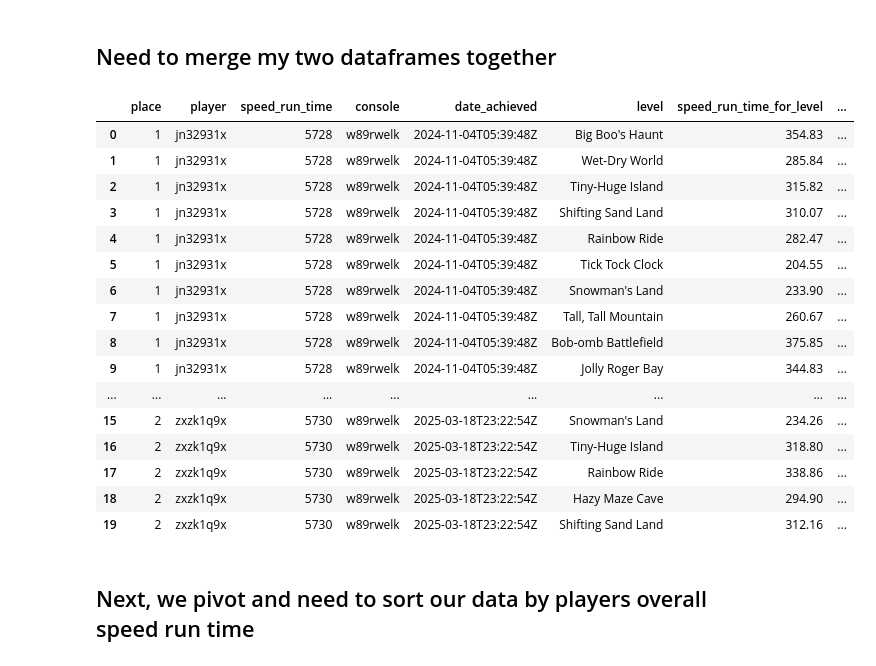
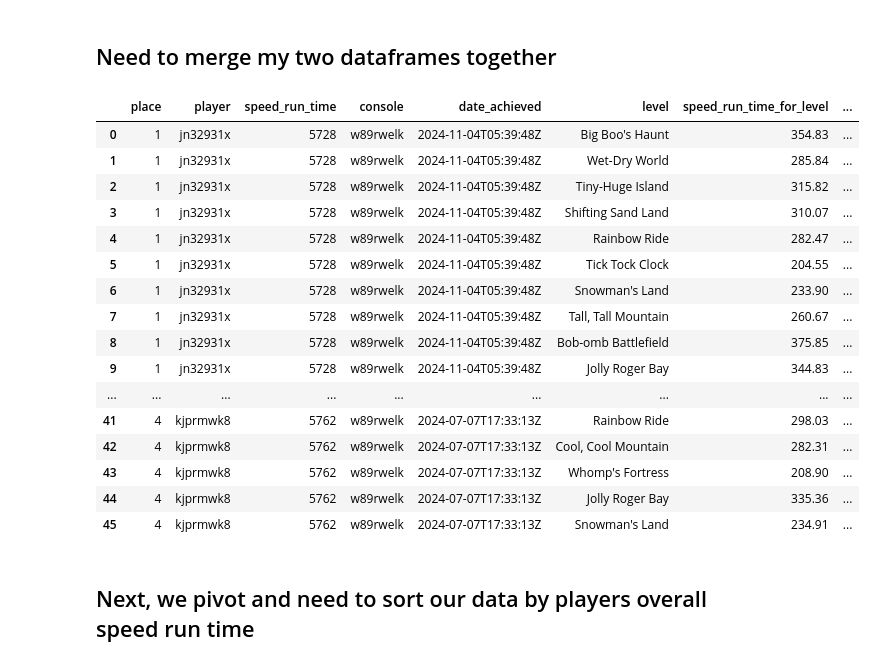
Before and after one commit to ccthatsme/supermario64, a Jupyter notebook: levels.ipynb, the cells around one changed output. Saved outputs shown, nothing was run; the diff lists cells and outputs as text; code cells hidden in the pictures.

```diff
--- a/levels.ipynb
+++ b/levels.ipynb
@@ -136,30 +136,30 @@ sm64df_by_level.head()
 # %%
 sm64df_by_level_two_columns = sm64df_by_level[['player', 'level', 'speed_run_time_for_level', 'place']]
 sm64df_by_level_two_columns = sm64df_by_level_two_columns.rename(columns={'place': 'speed_run_level_ranking'})
 
 # sm64df_by_level_two_columns.head()
 
 sm64_df_with_total_and_level_times = pd.merge(left=sm64df_top100, right=sm64df_by_level_two_columns, left_on='player', right_on='player', how='inner')
 
-sm64_df_with_total_and_level_times.head(20)
+sm64_df_with_total_and_level_times.head(46)
 # %% [output]
 |  | place | player | speed_run_time | console | date_achieved | level | speed_run_time_for_level | ... |
 | 0 | 1 | jn32931x | 5728 | w89rwelk | 2024-11-04T05:39:48Z | Big Boo's Haunt | 354.83 | ... |
 | 1 | 1 | jn32931x | 5728 | w89rwelk | 2024-11-04T05:39:48Z | Wet-Dry World | 285.84 | ... |
 | 2 | 1 | jn32931x | 5728 | w89rwelk | 2024-11-04T05:39:48Z | Tiny-Huge Island | 315.82 | ... |
 | 3 | 1 | jn32931x | 5728 | w89rwelk | 2024-11-04T05:39:48Z | Shifting Sand Land | 310.07 | ... |
 | 4 | 1 | jn32931x | 5728 | w89rwelk | 2024-11-04T05:39:48Z | Rainbow Ride | 282.47 | ... |
 | 5 | 1 | jn32931x | 5728 | w89rwelk | 2024-11-04T05:39:48Z | Tick Tock Clock | 204.55 | ... |
 | 6 | 1 | jn32931x | 5728 | w89rwelk | 2024-11-04T05:39:48Z | Snowman's Land | 233.90 | ... |
 | 7 | 1 | jn32931x | 5728 | w89rwelk | 2024-11-04T05:39:48Z | Tall, Tall Mountain | 260.67 | ... |
 | 8 | 1 | jn32931x | 5728 | w89rwelk | 2024-11-04T05:39:48Z | Bob-omb Battlefield | 375.85 | ... |
 | 9 | 1 | jn32931x | 5728 | w89rwelk | 2024-11-04T05:39:48Z | Jolly Roger Bay | 344.83 | ... |
 | ... | ... | ... | ... | ... | ... | ... | ... | ... |
-| 15 | 2 | zxzk1q9x | 5730 | w89rwelk | 2025-03-18T23:22:54Z | Snowman's Land | 234.26 | ... |
-| 16 | 2 | zxzk1q9x | 5730 | w89rwelk | 2025-03-18T23:22:54Z | Tiny-Huge Island | 318.80 | ... |
-| 17 | 2 | zxzk1q9x | 5730 | w89rwelk | 2025-03-18T23:22:54Z | Rainbow Ride | 338.86 | ... |
-| 18 | 2 | zxzk1q9x | 5730 | w89rwelk | 2025-03-18T23:22:54Z | Hazy Maze Cave | 294.90 | ... |
-| 19 | 2 | zxzk1q9x | 5730 | w89rwelk | 2025-03-18T23:22:54Z | Shifting Sand Land | 312.16 | ... |
+| 41 | 4 | kjprmwk8 | 5762 | w89rwelk | 2024-07-07T17:33:13Z | Rainbow Ride | 298.03 | ... |
+| 42 | 4 | kjprmwk8 | 5762 | w89rwelk | 2024-07-07T17:33:13Z | Cool, Cool Mountain | 282.31 | ... |
+| 43 | 4 | kjprmwk8 | 5762 | w89rwelk | 2024-07-07T17:33:13Z | Whomp's Fortress | 208.90 | ... |
+| 44 | 4 | kjprmwk8 | 5762 | w89rwelk | 2024-07-07T17:33:13Z | Jolly Roger Bay | 335.36 | ... |
+| 45 | 4 | kjprmwk8 | 5762 | w89rwelk | 2024-07-07T17:33:13Z | Snowman's Land | 234.91 | ... |
 # %% [markdown]
 ## Next, we pivot and need to sort our data by players overall speed run time
 # %%
```
Also changed, not shown: parts of 5 cells of this notebook, 1 other file.
